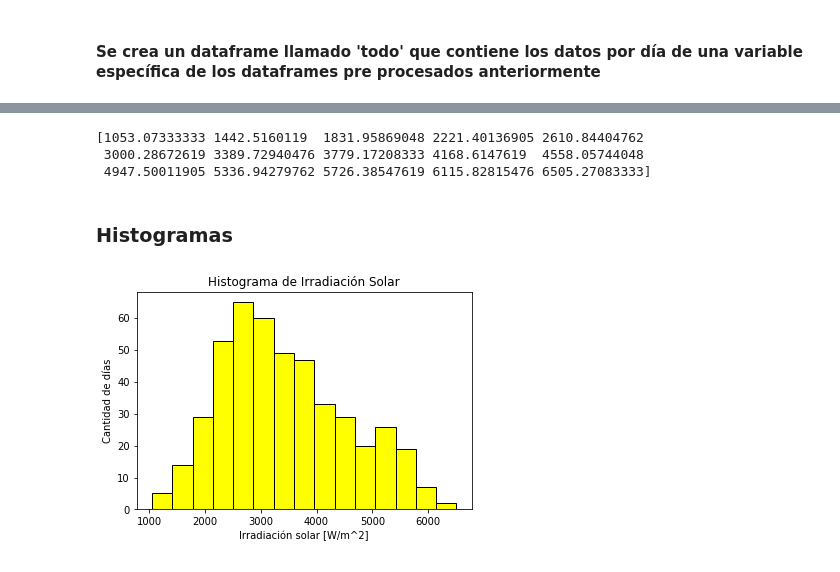
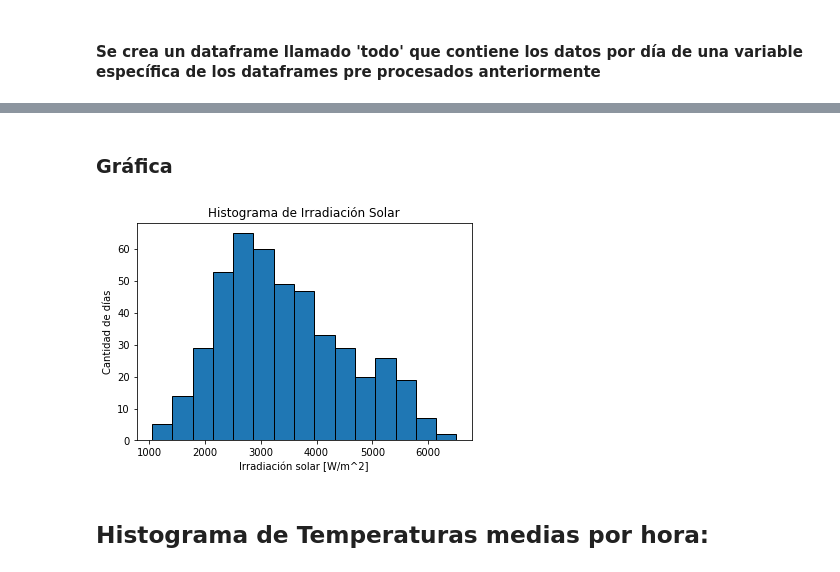
Before and after one commit to only-Robin/Proyecto-Electronica, a Jupyter notebook: DATOS SOLAR/Pre procesados/Pronóstico Solar PV.ipynb, the cells around one changed output, grey strips where cells are left out. Saved outputs shown, nothing was run; the diff lists cells and outputs as text; code cells hidden in the pictures.

Commit message:
Histogramas

```diff
--- a/DATOS SOLAR/Pre procesados/Pronóstico Solar PV.ipynb
+++ b/DATOS SOLAR/Pre procesados/Pronóstico Solar PV.ipynb
@@ -168,11 +168,21 @@ En esta sección se realiza el análisis estadístico y de desempeño de los dat
 # %%
 # Recibe un dataframe de datos de la planta y la variable a analizar
 
-def soldiario(datos,variable = 'Insolacion [W/m2]'):
-    fechas = datos['Fecha'].unique()
+def soldiario(datos,variable ,variablerango):
+    fechas = datos[variablerango].unique()
     solxdia = []
     for i in range(len(fechas)):
-        solxdia.append(datos[datos['Fecha']==fechas[i]].sum()[variable]/12 )
+        solxdia.append(datos[datos[variablerango]==fechas[i]].sum()[variable]/12 )
     df = {'Dia':fechas, variable:solxdia}
     df = pd.DataFrame(df)
     return df
+
+def tempdiario(datos,variable ,variablerango):
+    fechas = datos[variablerango].unique()
+    solxdia = []
+
+    for i in range(len(fechas)):
+        solxdia.append(datos[datos[variablerango]==fechas[i]].sum()[variable])
+    df = {'Dia':fechas, variable.lower():solxdia}
+    df = pd.DataFrame(df)
+    return df
@@ -227,6 +245,7 @@ nombres2
 i=0
 variable = 'Insolacion [W/m2]'
 #variable = 'Potencia [kW]'
+variablerango = 'Fecha'
 
 for nombre in nombres2:
     df = pd.read_csv(nombre)
@@ -241,10 +260,11 @@ for nombre in nombres2:
     name = nombre.split('.')
     name = name[0].split(' ')
 
-    globals()[name[0] + name[1]] = soldiario(df,variable)
+    globals()[name[0] + name[1]] = soldiario(df,variable,variablerango)
 
     if i == 0:
         todo = globals()[name[0] + name[1]] # DataFrame donde se guardan los diferentes valores de insolación por día.
     else:
         todo = pd.concat([todo , globals()[name[0] + name[1]]],axis = 0)
     i+=1
+todo
@@ -251,20 +285,12 @@ for nombre in nombres2:
-# %%
-inso_max = todo[variable].max()
-inso_min = todo[variable].min()
-
-intervalos = np.linspace(inso_min, inso_max, 15)
-print(intervalos)
-# %% [output]
-[1053.07333333 1442.5160119  1831.95869048 2221.40136905 2610.84404762
- 3000.28672619 3389.72940476 3779.17208333 4168.6147619  4558.05744048
- 4947.50011905 5336.94279762 5726.38547619 6115.82815476 6505.27083333]
 # %% [markdown]
-### Histogramas
+### Gráfica
 # %%
-plt.hist(todo['Insolacion [W/m2]'],15,color = 'yellow',ec = 'k') #Histograma de frecuencias de insolación diaria media
+plt.hist(todo['Insolacion [W/m2]'],15,ec = 'k') #Histograma de frecuencias de insolación diaria media
 plt.xlabel('Irradiación solar [W/m^2]')
 plt.ylabel('Cantidad de días')
 plt.title('Histograma de Irradiación Solar')
 plt.show()
 # %% [output]
-[figure, old version]
+[figure, new version]
+# %% [markdown]
+## Histograma de Temperaturas medias por hora:
```
Also changed, not shown: parts of 14 cells of this notebook.
